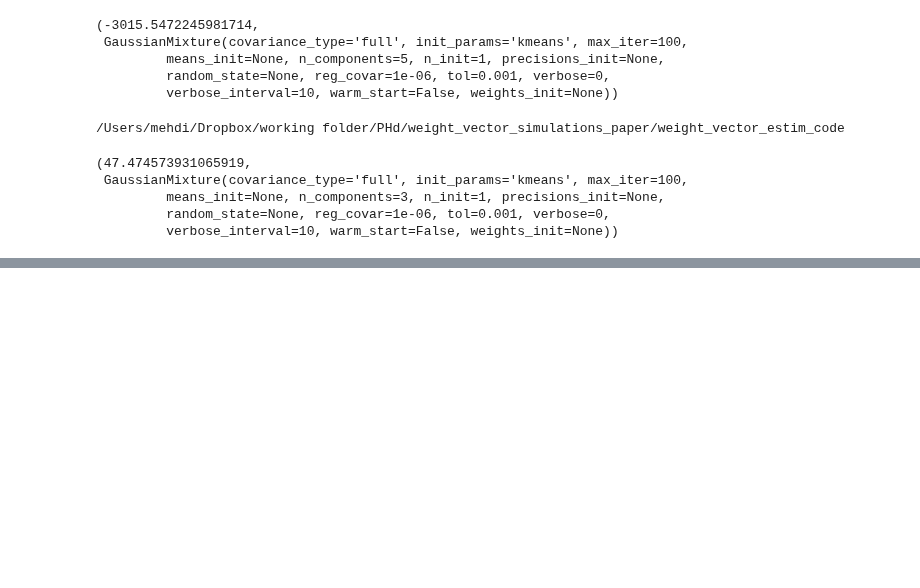
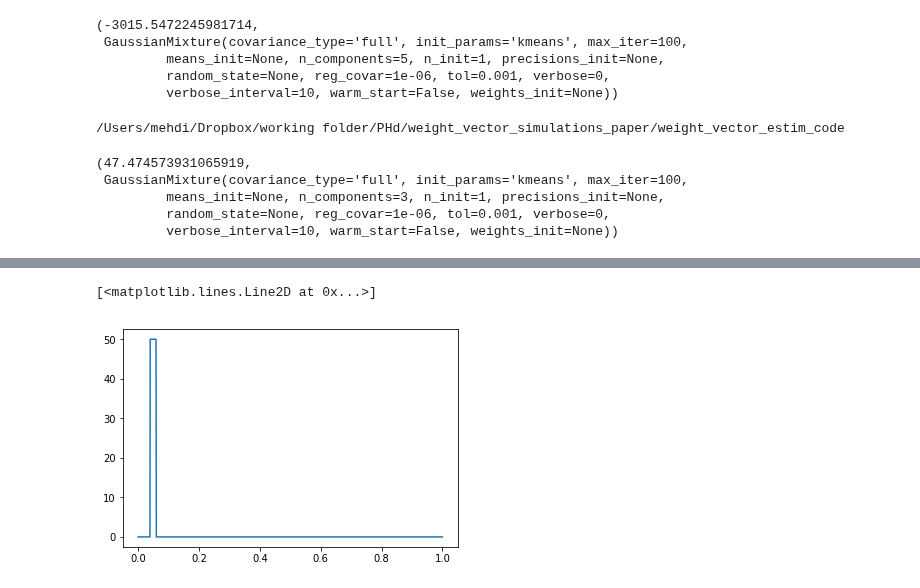
Before and after one commit to mehdisebbar/kl-aggregation, a Jupyter notebook: weight_vector_simulations_paper/weight_vector_estim_code/clustering.ipynb, the cells around one changed output, grey strips where cells are left out. Saved outputs shown, nothing was run; the diff lists cells and outputs as text; code cells hidden in the pictures; blank space fills up the shorter version.

```diff
--- a/weight_vector_simulations_paper/weight_vector_estim_code/clustering.ipynb
+++ b/weight_vector_simulations_paper/weight_vector_estim_code/clustering.ipynb
@@ -262,0 +283,5 @@ mle_bic(Y,15)
+# %%
+plt.plot(x, densities[2].pdf(x))
+# %% [output]
+[<matplotlib.lines.Line2D at 0x...>]
+[figure, added]
```
Also changed, not shown: parts of 3 cells of this notebook, 2 other files.
